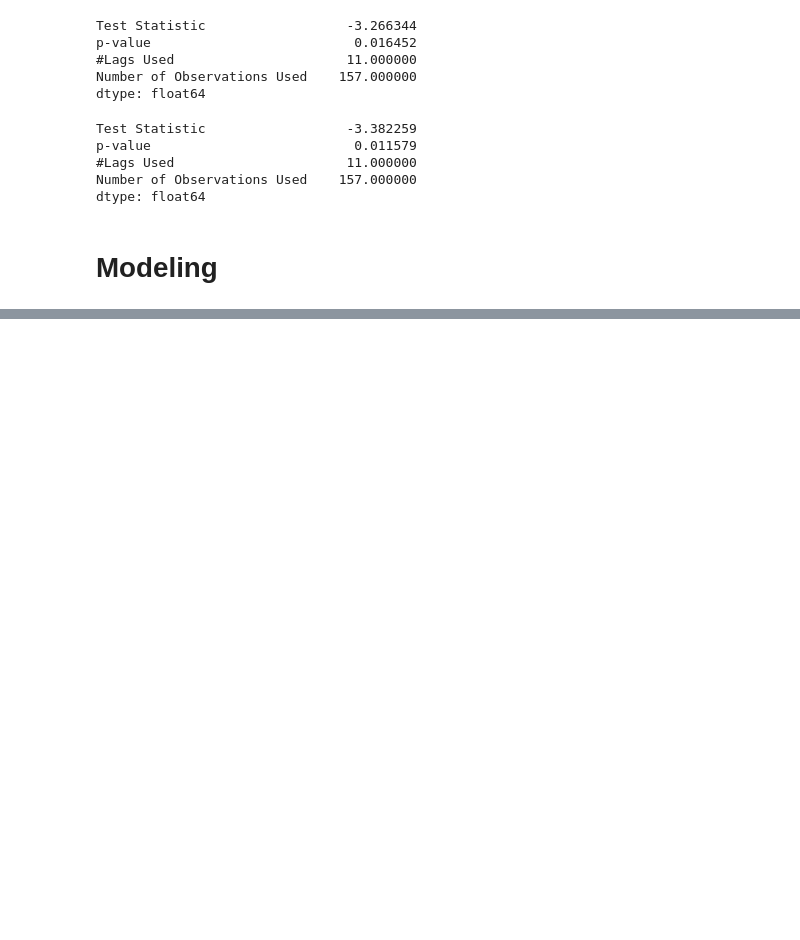
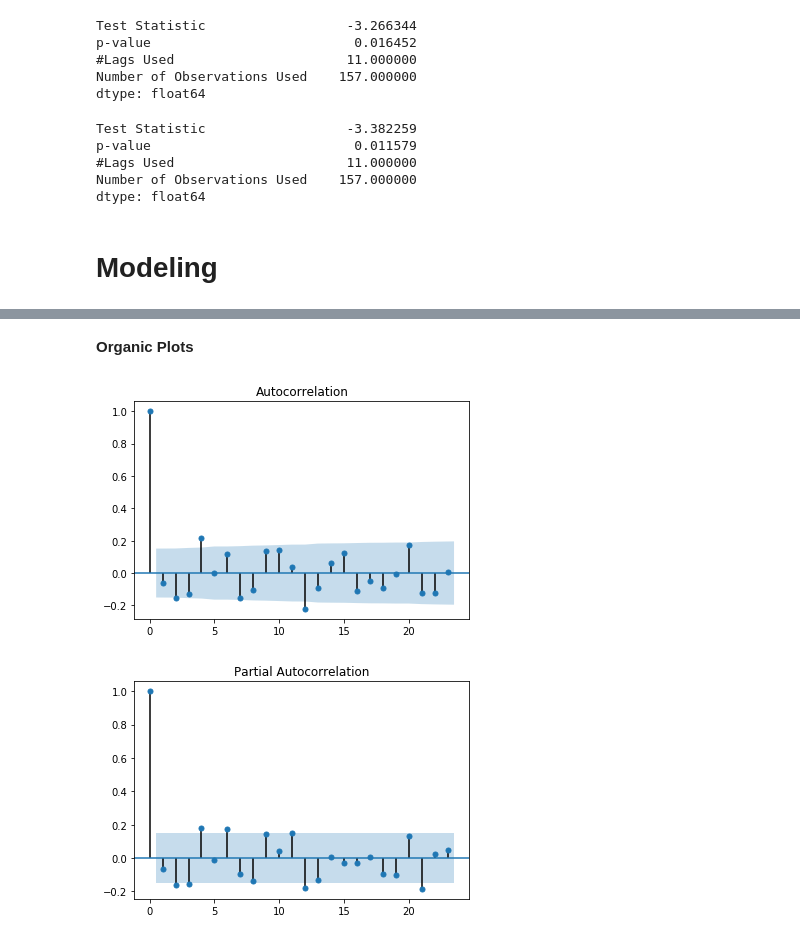
Before and after one commit to rmei97/avocado_prices, a Jupyter notebook: data_exploration_r.ipynb, the cells around one changed output, grey strips where cells are left out. Drawn from its saved outputs; the diff is of its cells as text; code cells hidden in the pictures; blank space fills up the shorter version.

```diff
--- a/data_exploration_r.ipynb
+++ b/data_exploration_r.ipynb
@@ -350,0 +362,9 @@ from statsmodels.tsa.arima_model import ARMA
+# %% [markdown]
+**Organic Plots**
+# %%
+plot_acf(organic_final)
+plot_pacf(organic_final)
+plt.show()
+# %% [output]
+[figure, added]
+[figure, added]
```
Also changed, not shown: parts of 3 cells of this notebook.
